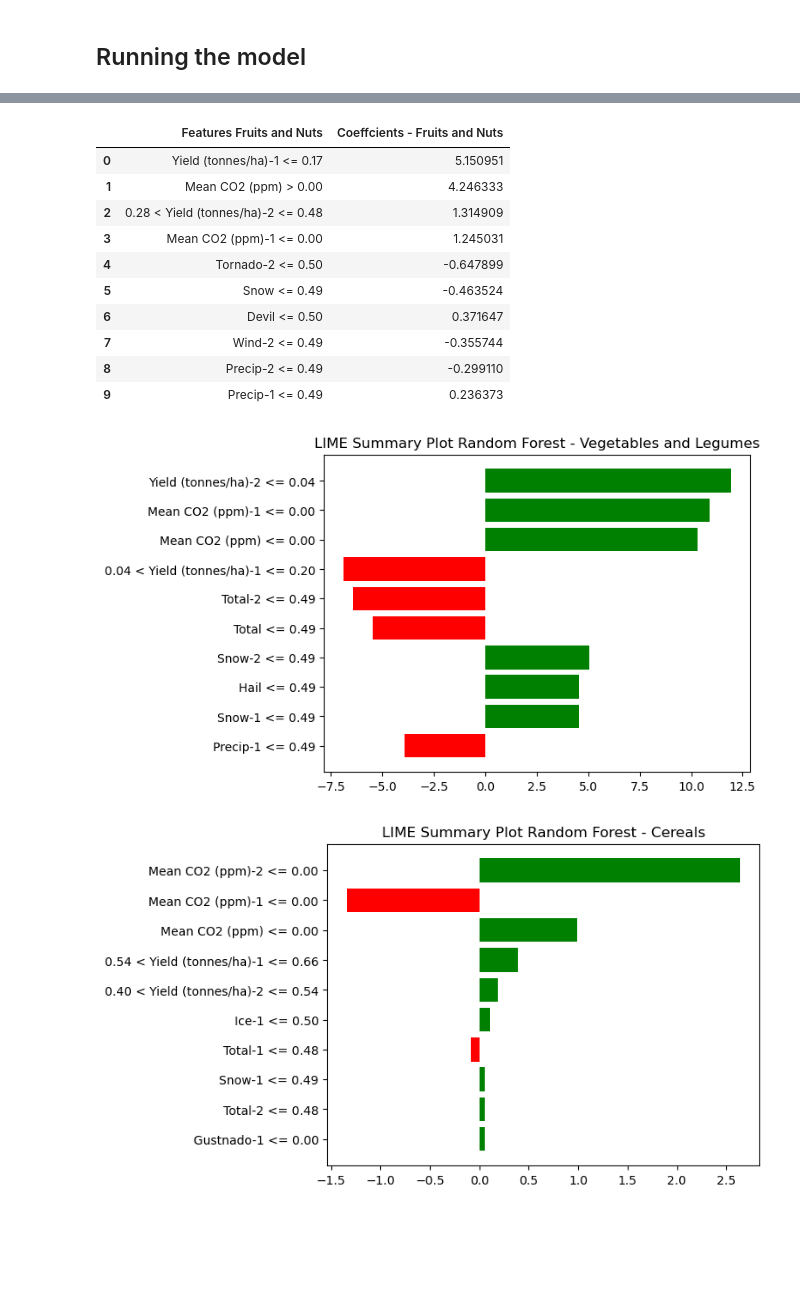
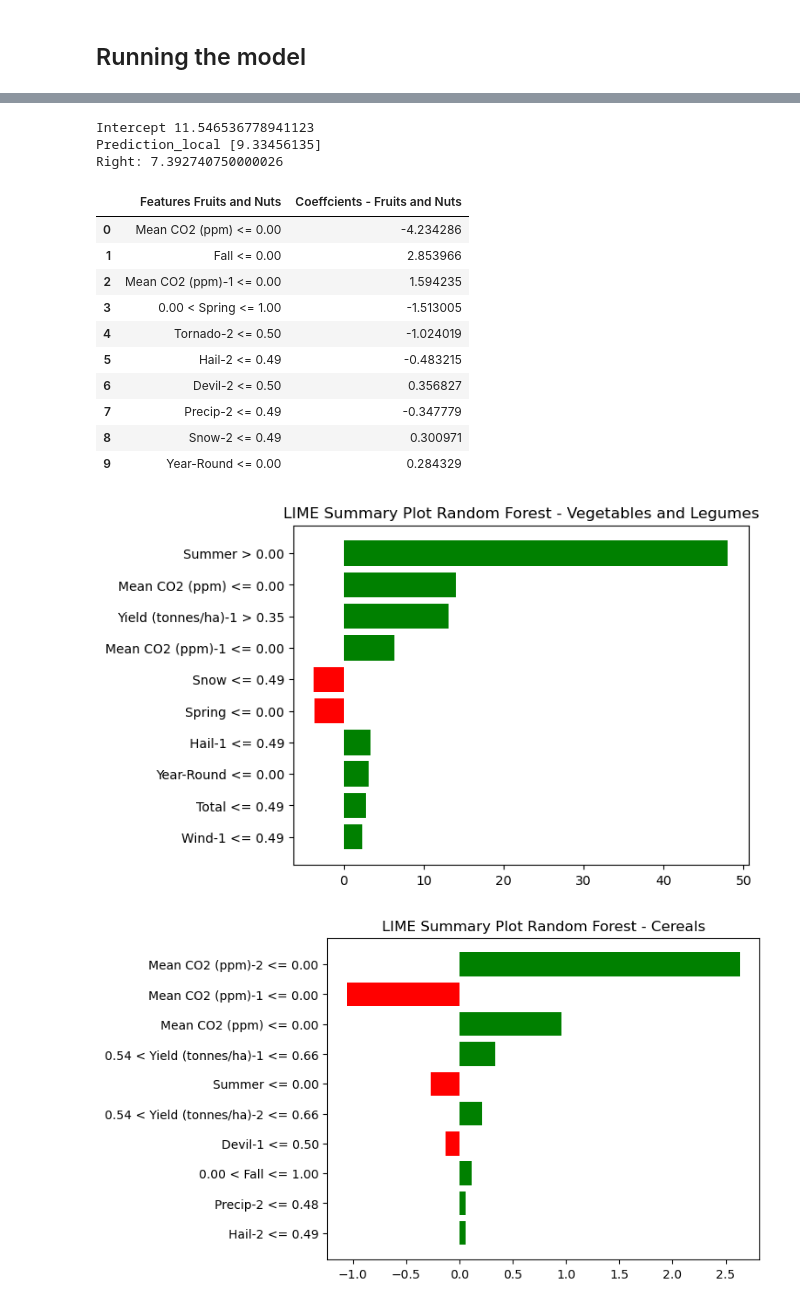
Before and after one commit to jo-atanacio/Thesis, a Jupyter notebook: Models/lime_randomForest.ipynb, the cells around one changed output, grey strips where cells are left out. Drawn from its saved outputs; the diff is of its cells as text; code cells hidden in the pictures; blank space fills up the shorter version.

```diff
--- a/Models/lime_randomForest.ipynb
+++ b/Models/lime_randomForest.ipynb
@@ -26,6 +27,25 @@ categories = df["Category"].unique()
 ## Creating the metrics data frame
 # %%
 lime_df = pd.DataFrame()
+# %%
+def table_to_doc(df, cat):
+    doc = Document()
+    doc.add_table(df.shape[0]+1, df.shape[1]+1)
+    for column in df.columns:
+        if pd.api.types.is_numeric_dtype(df[column]):
+            df[column] = df[column].astype(float)
+            df[column] = df[column].round(4)
+    # Write the column headers
+    for i, column_name in enumerate(df.columns):
+        doc.tables[0].cell(0, i+1).text = column_name
+
+    # Write the DataFrame values and index
+    for i, row in enumerate(df.iterrows()):
+        doc.tables[0].cell(i+1, 0).text = str(row[0])
+        for j, value in enumerate(row[1]):
+            doc.tables[0].cell(i+1, j+1).text = str(value)
+
+    doc.save(f'../tables/rf_lime_{cat}.docx')
 # %% [markdown]
 ## Random Forest Regression
 # %% [markdown]
@@ -75,12 +95,12 @@ for cate in categories:
 scaler = MinMaxScaler()
 for cat in categories:
    crop_df = main_df[main_df['Category'] == cat]
-   #encoded_df = pd.get_dummies(crop_df[["Item"]], prefix='', prefix_sep='')
-   #encoded_df = encoded_df.drop(encoded_df.columns[-2], axis=1)
+   encoded_df = pd.get_dummies(crop_df[["Season"]], prefix='', prefix_sep='')
+   encoded_df = encoded_df.drop(encoded_df.columns[-2], axis=1)
 
    y = crop_df[['Yield (tonnes/ha)']]
-   x = crop_df.drop(['Yield (tonnes/ha)', "Item", "Category"], axis=1)
-   #x = pd.concat([x, encoded_df], axis=1)
+   x = crop_df.drop(['Yield (tonnes/ha)', "Item", "Category", "Season"], axis=1)
+   x = pd.concat([x, encoded_df], axis=1)
 
    mean = x.mean()
    std = x.std()
@@ -99,13 +119,14 @@ for cat in categories:
 
    #lime implementation
    explainer = lime.lime_tabular.LimeTabularExplainer(np.array(x_train),
-                  feature_names=x_test.columns,
+                  feature_names=x_train.columns, verbose=True,
                   class_names=['Yield(tonnes/ha)'], mode='regression')
-   exp = explainer.explain_instance(x_test.iloc[0],
-   regressor.predict, num_features=10)
-   exp_list = [(feat, abs(coeff)) for feat, coeff in exp.as_list()] # add absolute value of coefficients
-   exp_list.sort(key=lambda x: x[1], reverse=True)
+   exp = explainer.explain_instance(x_test.iloc[-1], regressor.predict, num_features=10)
+
    exp.as_pyplot_figure()
    plt.title("LIME Summary Plot Random Forest - " + cat)
-   display(pd.DataFrame(exp.as_list(),  columns=['Features ' + cat, 'Coeffcients - ' + cat]))
+
+   lime_res = pd.DataFrame(exp.as_list(),  columns=['Features ' + cat, 'Coeffcients - ' + cat])
+   display(lime_res)
+   table_to_doc(lime_res, cat)
 # %% [output]
@@ -134,13 +161,16 @@ for cat in categories:
+Intercept 11.546536778941123
+Prediction_local [9.33456135]
+Right: 7.392740750000026
 |  | Features Fruits and Nuts | Coeffcients - Fruits and Nuts |
-| 0 | Yield (tonnes/ha)-1 <= 0.17 | 5.150951 |
-| 1 | Mean CO2 (ppm) > 0.00 | 4.246333 |
-| 2 | 0.28 < Yield (tonnes/ha)-2 <= 0.48 | 1.314909 |
-| 3 | Mean CO2 (ppm)-1 <= 0.00 | 1.245031 |
-| 4 | Tornado-2 <= 0.50 | -0.647899 |
-| 5 | Snow <= 0.49 | -0.463524 |
-| 6 | Devil <= 0.50 | 0.371647 |
-| 7 | Wind-2 <= 0.49 | -0.355744 |
-| 8 | Precip-2 <= 0.49 | -0.299110 |
-| 9 | Precip-1 <= 0.49 | 0.236373 |
+| 0 | Mean CO2 (ppm) <= 0.00 | -4.234286 |
+| 1 | Fall <= 0.00 | 2.853966 |
+| 2 | Mean CO2 (ppm)-1 <= 0.00 | 1.594235 |
+| 3 | 0.00 < Spring <= 1.00 | -1.513005 |
+| 4 | Tornado-2 <= 0.50 | -1.024019 |
+| 5 | Hail-2 <= 0.49 | -0.483215 |
+| 6 | Devil-2 <= 0.50 | 0.356827 |
+| 7 | Precip-2 <= 0.49 | -0.347779 |
+| 8 | Snow-2 <= 0.49 | 0.300971 |
+| 9 | Year-Round <= 0.00 | 0.284329 |
-[figure, old version]
+[figure, new version]
-[figure, old version]
+[figure, new version]
```
Also changed, not shown: parts of 2 cells of this notebook, 2 other files.
